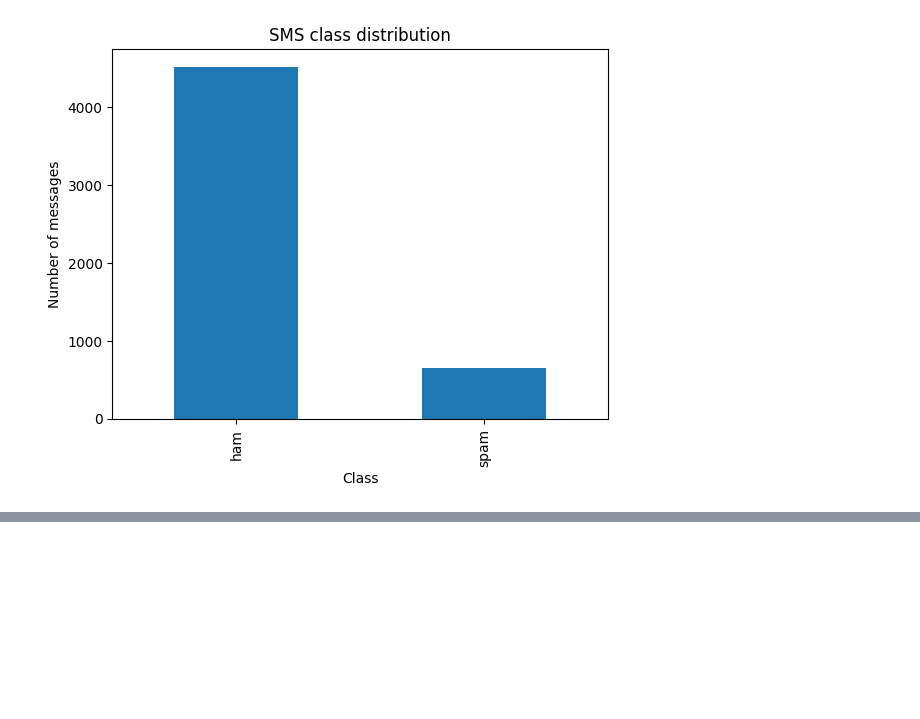
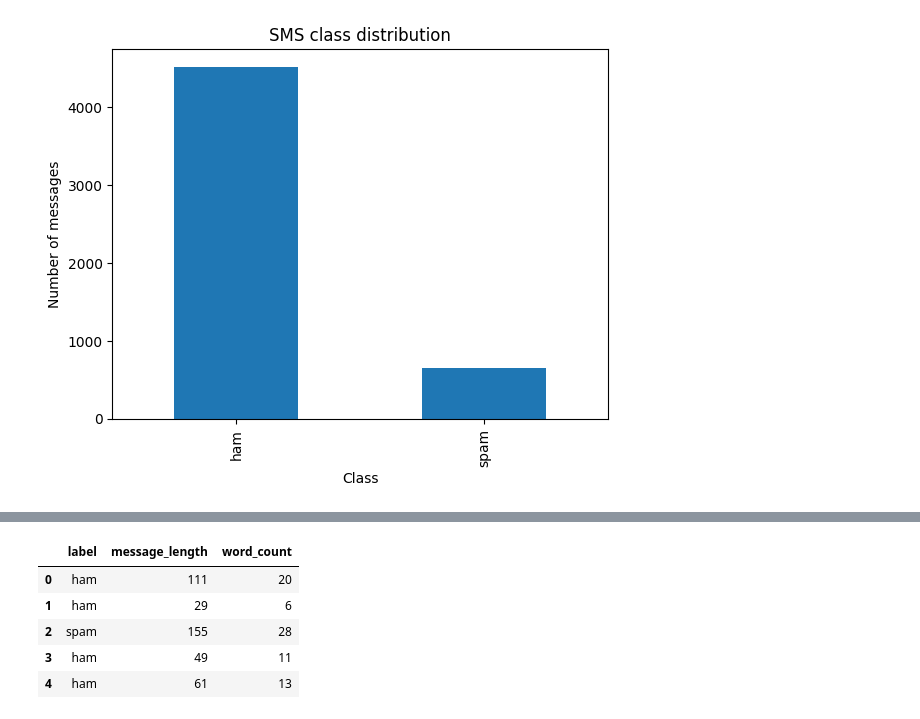
Before and after one commit to amnajem/DS483Project, a Jupyter notebook: DS483Project.ipynb, the cells around one changed output, grey strips where cells are left out. Saved outputs shown, nothing was run; the diff lists cells and outputs as text; code cells hidden in the pictures; blank space fills up the shorter version.

```diff
--- a/DS483Project.ipynb
+++ b/DS483Project.ipynb
@@ -63,0 +92,10 @@ plt.show()
+# %%
+df['word_count'] = df['message'].str.split().str.len()
+df[['label', 'message_length', 'word_count']].head()
+# %% [output]
+|  | label | message_length | word_count |
+| 0 | ham | 111 | 20 |
+| 1 | ham | 29 | 6 |
+| 2 | spam | 155 | 28 |
+| 3 | ham | 49 | 11 |
+| 4 | ham | 61 | 13 |
```
Also changed, not shown: parts of 7 cells of this notebook.
